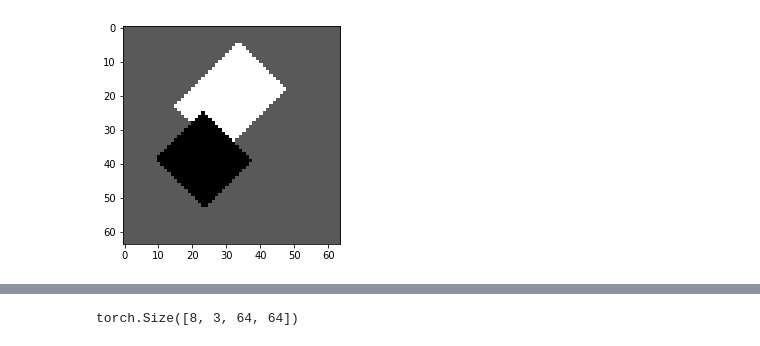
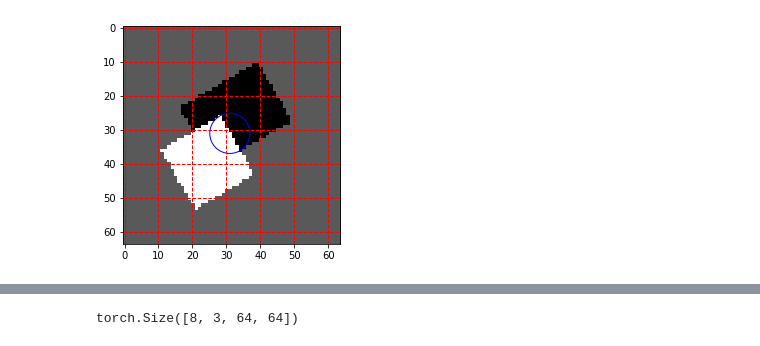
Before and after one commit to burnhamdr/AlexNet-Border-Ownership, a Jupyter notebook: BorderOwnershipNotebook.ipynb, the cells around one changed output, grey strips where cells are left out. Cells and saved outputs as stored; diff of their text form; code cells hidden in the pictures.

Commit message:
fixed receptive field center, added RF circles

```diff
--- a/BorderOwnershipNotebook.ipynb
+++ b/BorderOwnershipNotebook.ipynb
@@ -169,23 +304,28 @@ plt.show()
 xn = 64
 yn = 64
 size = 20.0
-angle = np.pi/4
+angle = np.pi/6
 bgval = 0.35
 length_ratio = 0.75 #(height:width)
-overlap_degree = np.pi/8
-overlap_distance = size/4
+overlap_degree = np.pi/6
+overlap_distance = size/6
 
 RF_x = 31#where to center the border of interest x coord
 RF_y = 31#where to center the border of interest y coord
 
-edge_dist = size/(2*np.cos(overlap_degree))#distance to overlapped figure edge
-delta_i = np.cos(angle)*edge_dist#pixel distance in x direction to RF center
-delta_j = np.sin(angle)*edge_dist#pixel distance in y direction to RF center
-
 #how far apart are the center points of both drawn figures
-hypotenuse_dist = ((size/2) + (size/(2*length_ratio)) - overlap_distance)/np.cos(overlap_degree)#straight line distance between center point of first drawn figure to center point of second drawn
+hypotenuse_dist = ((size/2) + ((size*length_ratio)/2) - overlap_distance)/np.cos(overlap_degree)#straight line distance between center point of first drawn figure to center point of second drawn
 delta_x = np.cos(overlap_degree+angle)*hypotenuse_dist#how far in x direction from first figure center point to the second figure center point
 delta_y = np.sin(overlap_degree+angle)*hypotenuse_dist#how far in y direction from first figure center point to the second figure center point
+
+#where does the RF sit along the figure border based on the offset degree?
+border_length = size - hypotenuse_dist*np.sin(overlap_degree)
+border_piece =  (size/2) - ((border_length)/2)
+theta_RF = np.arctan(border_piece/(size/2))
+
+edge_dist = np.sqrt(((size/2)**2) + (border_piece**2))#distance to overlapped figure edge
+delta_i = np.cos(angle + theta_RF)*edge_dist#pixel distance in x direction to RF center
+delta_j = np.sin(angle + theta_RF)*edge_dist#pixel distance in y direction to RF center
 
 #center for 2A, 2A (square left)
 x0_2AC_sq = RF_x - delta_i#x location of square such that the border of interest is in the center
@@ -219,73 +359,12 @@ square_color = 1.0
 rectangle_color = 0.0
 s_2D = stimfr_overlap(xn,yn,x0_2BD,y0_2BD,size,length_ratio,angle,bgval,square_color,rectangle_color,overlap_degree,overlap_distance,square_first=False)
 
-plt.imshow(s_2C, cmap='gray', vmin=0, vmax=1)
-plt.show()
+im = plt.imshow(s_2A, cmap='gray', vmin=0, vmax=1);
+ax = plt.gca();
+ax.grid(color='r', linestyle='--', linewidth=1)
 
-def create_stim_set(RF_x, RF_y, xn, yn, size, angle, bgval = 0.35,
-                    length_ratio = 0.75, overlap_degree = np.pi/8, overlap_distance = size/4):
 
-    edge_dist_sq = size/2#distance to figure edge simple square stimulus
-    delta_i_sq = np.sin(angle)*edge_dist_sq#pixel distance in x direction to RF center
-    delta_j_sq = np.cos(angle)*edge_dist_sq#pixel distance in y direction to RF center
-
-    #square left 1A, 1C
-    x0_1AC = RF_x - delta_i_sq#x location of square such that the border of interest is in the center
-    y0_1AC = RF_y + delta_j_sq#y location of square such that the border of interest is in the center
-
-    #square right 1B, 1D
-    x0_1BD = RF_x + delta_i_sq#x location of square such that the border of interest is in the center
-    y0_1BD = RF_y - delta_j_sq#y location of square such that the border of interest is in the center
-
-    contrast = bgval
-    s_1A = stimfr_square(xn,yn,x0_1AC,y0_1AC,size,angle,0.0,contrast)
-    s_1D = stimfr_square(xn,yn,x0_1BD,y0_1BD,size,angle,0.0,contrast)
-
-    contrast = 0.0
-    s_1B = stimfr_square(xn,yn,x0_1BD,y0_1BD,size,angle,bgval,contrast)
-    s_1C = stimfr_square(xn,yn,x0_1AC,y0_1AC,size,angle,bgval,contrast)
-
-    edge_dist_sr = size/(2*np.cos(overlap_degree))#distance to overlapped figure edge
-    delta_i_sr = np.cos(angle)*edge_dist_sr#pixel distance in x direction to RF center
-    delta_j_sr = np.sin(angle)*edge_dist_sr#pixel distance in y direction to RF center
-
-    #how far apart are the center points of both drawn figures
-    hypotenuse_dist = ((size/2) + (size/(2*length_ratio)) - overlap_distance)/np.cos(overlap_degree)#straight line distance between center point of first drawn figure to center point of second drawn
-    delta_x = np.cos(overlap_degree+angle)*hypotenuse_dist#how far in x direction from first figure center point to the second figure center point
-    delta_y = np.sin(overlap_degree+angle)*hypotenuse_dist#how far in y direction from first figure center point to the second figure center point
-
-    #center for 2A, 2A (square left)
-    x0_2AC_sq = RF_x - delta_i#x location of square such that the border of interest is in the center
-    y0_2AC_sq = RF_y + delta_j#y location of square such that the border of interest is in the center
-    x0_2AC = x0_2AC_sq + delta_x#center x coordinate of first drawn figure (rectangle)
-    y0_2AC = y0_2AC_sq - delta_y#center y coordinate of first drawn figure (rectangle)
-
-    #center for 2B, 2D (square right)
-    x0_2BD_sq = RF_x + delta_i#x location of square such that the border of interest is in the center
-    y0_2BD_sq = RF_y - delta_j#y location of square such that the border of interest is in the center
-    x0_2BD = x0_2BD_sq - delta_x#center x coordinate of first drawn figure (rectangle)
-    y0_2BD = y0_2BD_sq + delta_y#center y coordinate of first drawn figure (rectangle)
-
-    #create stimulus for 2A
-    square_color = 1.0
-    rectangle_color = 0.0
-    s_2A = stimfr_overlap(xn,yn,x0_2AC,y0_2AC,size,length_ratio,angle,bgval,square_color,rectangle_color,overlap_degree,overlap_distance,square_first=False,isLeft=False)
-
-    #create stimulus for 2B
-    square_color = 0.0
-    rectangle_color = 1.0
-    s_2B = stimfr_overlap(xn,yn,x0_2BD,y0_2BD,size,length_ratio,angle,bgval,square_color,rectangle_color,overlap_degree,overlap_distance,square_first=False)
-
-    #create stimulus for 2C
-    square_color = 0.0
-    rectangle_color = 1.0
-    s_2C = stimfr_overlap(xn,yn,x0_2AC,y0_2AC,size,length_ratio,angle,bgval,square_color,rectangle_color,overlap_degree,overlap_distance,square_first=False,isLeft=False)
-
-    #create stimulus for 2D
-    square_color = 1.0
-    rectangle_color = 0.0
-    s_2D = stimfr_overlap(xn,yn,x0_2BD,y0_2BD,size,length_ratio,angle,bgval,square_color,rectangle_color,overlap_degree,overlap_distance,square_first=False)
-
-    stims = [s_1A, s_1B, s_1C, s_1D, s_2A, s_2B, s_2C, s_2D]
-    return stims
+diam = size - hypotenuse_dist*np.sin(overlap_degree)
+circ = Circle((RF_x,RF_y),diam/2, ec='b',fill=False)
+ax.add_patch(circ)
 # %% [output]
@@ -292 +372 @@ def create_stim_set(RF_x, RF_y, xn, yn, size, angle, bgval = 0.35,
-[figure, old version]
+[figure, new version]
```
Also changed, not shown: parts of 15 cells of this notebook.
